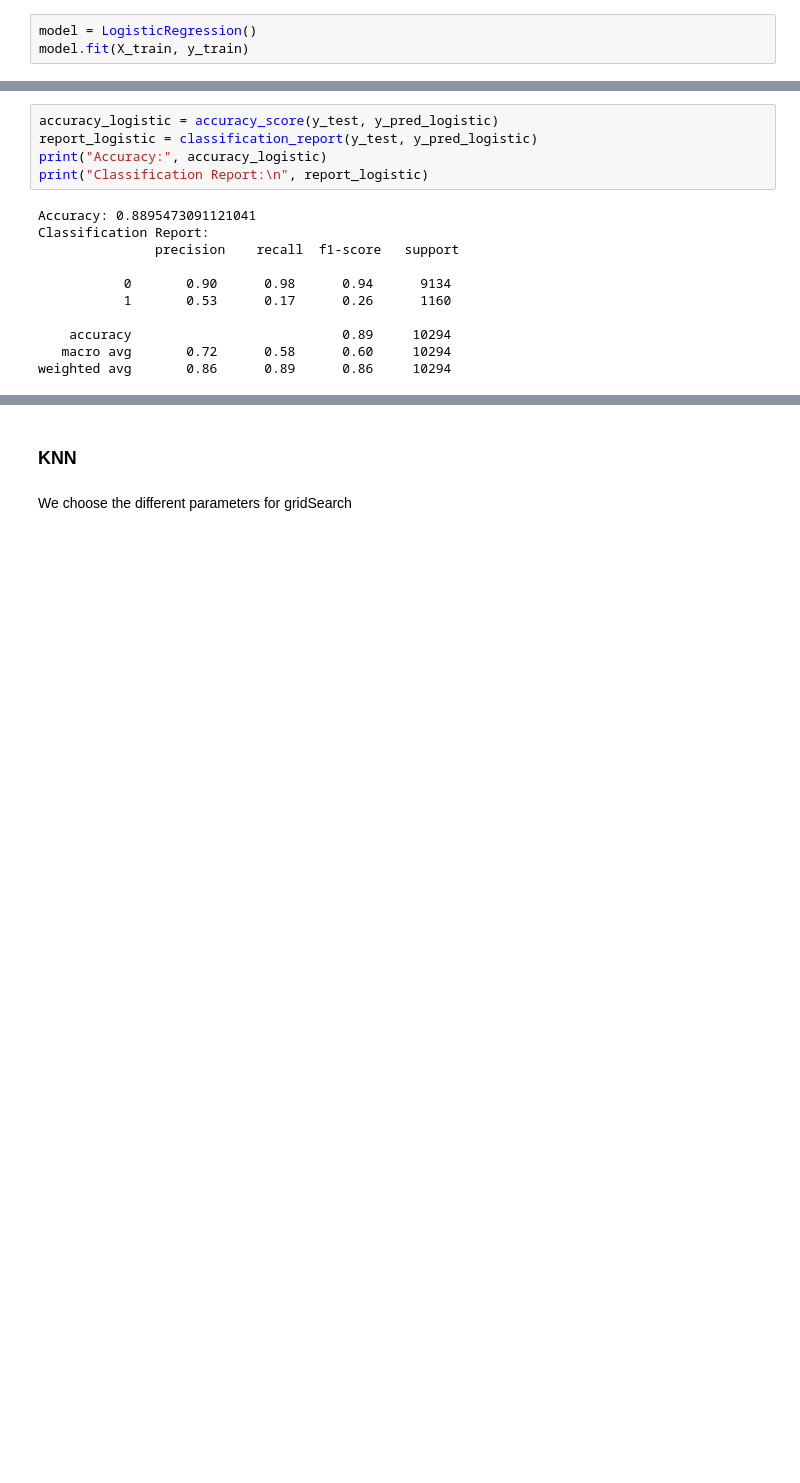
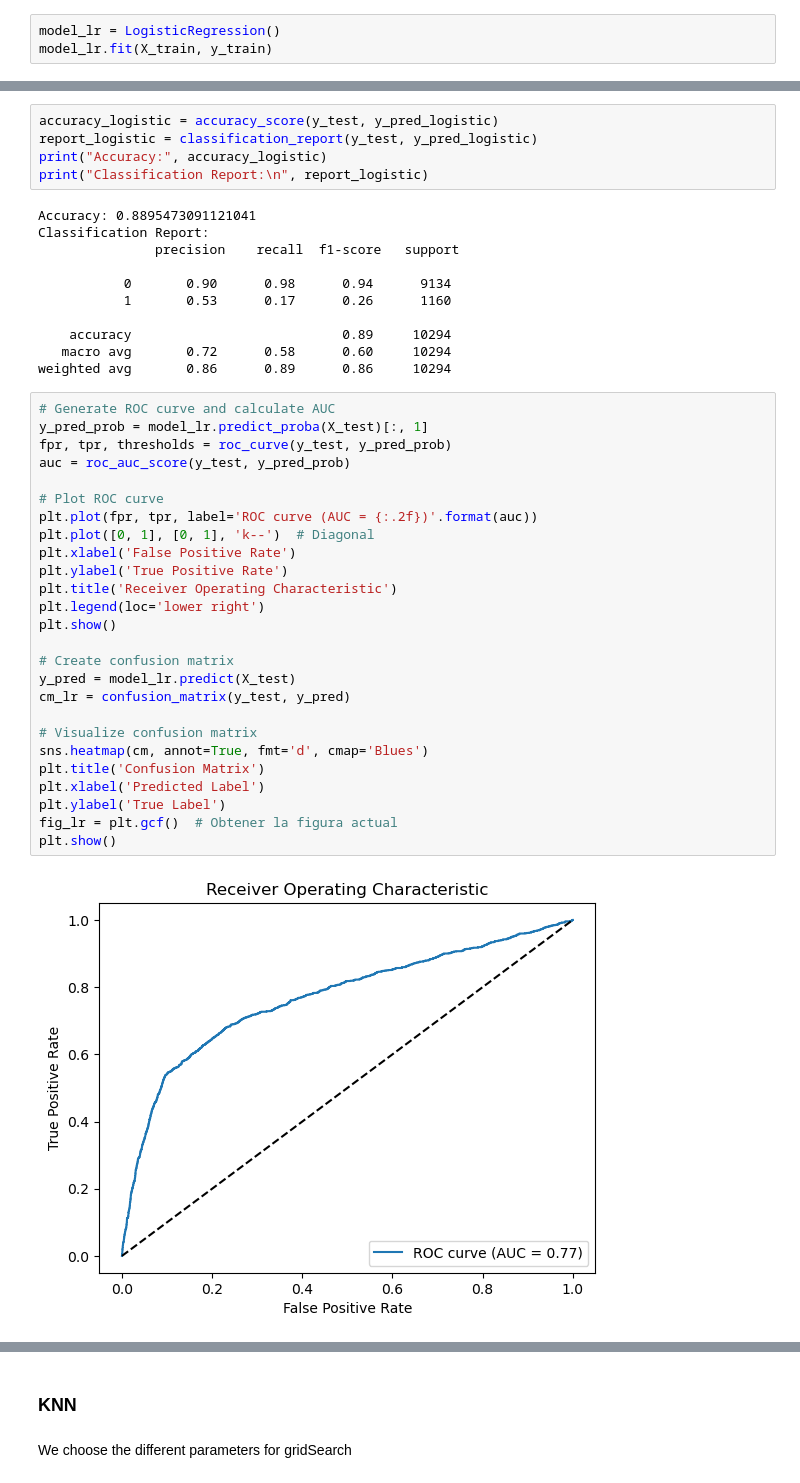
Before and after one commit to carmenmarcos00/ml_anonymization, a Jupyter notebook: ml_models/bank_models/bank_no_anonym.ipynb, the cells around one changed output, grey strips where cells are left out. Drawn from its saved outputs; the diff is of its cells as text; blank space fills up the shorter version.

```diff
--- a/ml_models/bank_models/bank_no_anonym.ipynb
+++ b/ml_models/bank_models/bank_no_anonym.ipynb
@@ -206,8 +206,8 @@ y_test shape: (10294,)
 # %% [markdown]
  We create and train the logistic regression model
 # %%
-model = LogisticRegression()
-model.fit(X_train, y_train)
+model_lr = LogisticRegression()
+model_lr.fit(X_train, y_train)
 # %% [output]
 LogisticRegression()
 # %% [markdown]
@@ -232,3 +232,31 @@ Classification Report:
     accuracy                           0.89     10294
    macro avg       0.72      0.58      0.60     10294
 weighted avg       0.86      0.89      0.86     10294
+# %%
+# Generate ROC curve and calculate AUC
+y_pred_prob = model_lr.predict_proba(X_test)[:, 1]
+fpr, tpr, thresholds = roc_curve(y_test, y_pred_prob)
+auc = roc_auc_score(y_test, y_pred_prob)
+
+# Plot ROC curve
+plt.plot(fpr, tpr, label='ROC curve (AUC = {:.2f})'.format(auc))
+plt.plot([0, 1], [0, 1], 'k--')  # Diagonal
+plt.xlabel('False Positive Rate')
+plt.ylabel('True Positive Rate')
+plt.title('Receiver Operating Characteristic')
+plt.legend(loc='lower right')
+plt.show()
+
+# Create confusion matrix
+y_pred = model_lr.predict(X_test)
+cm_lr = confusion_matrix(y_test, y_pred)
+
+# Visualize confusion matrix
+sns.heatmap(cm, annot=True, fmt='d', cmap='Blues')
+plt.title('Confusion Matrix')
+plt.xlabel('Predicted Label')
+plt.ylabel('True Label')
+fig_lr = plt.gcf()  # Obtener la figura actual
+plt.show()
+# %% [output]
+[figure, added]
```
Also changed, not shown: parts of 35 cells of this notebook, 2 other files.
